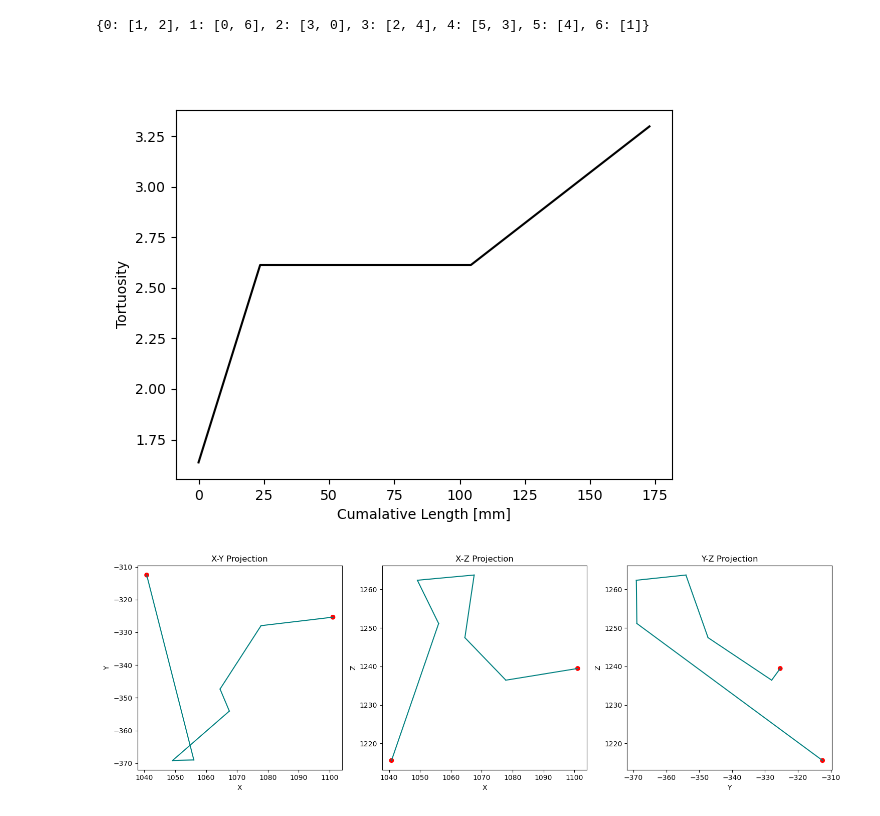
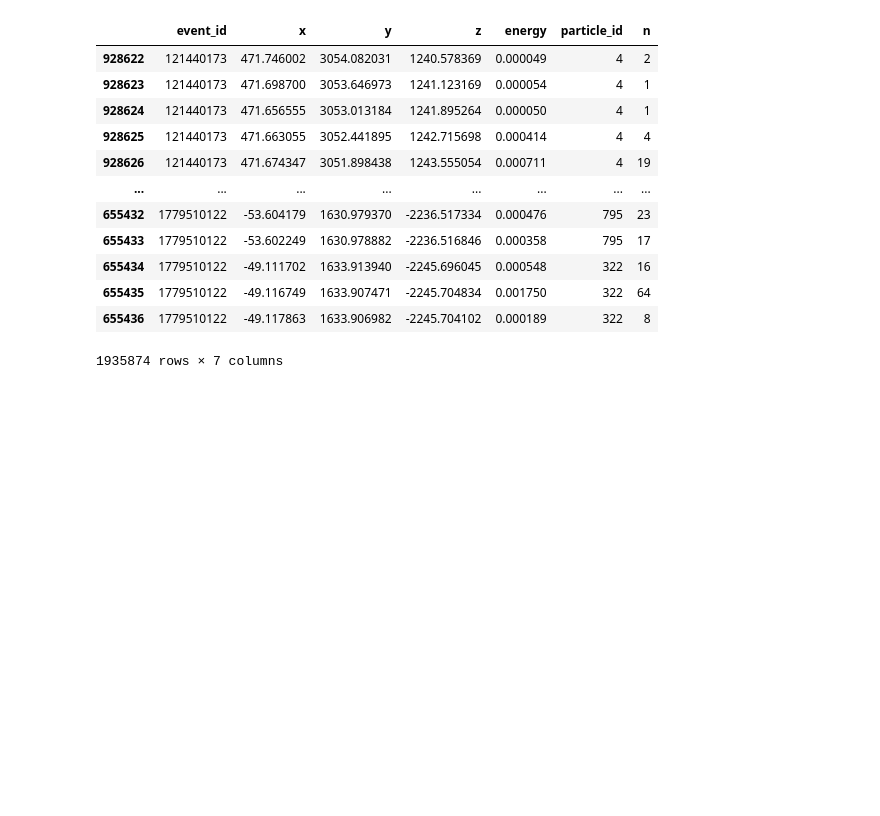
Before and after one commit to kvjmistry/ATPC, a Jupyter notebook: notebooks/PlotTrackingAlgoEvents.ipynb, the cells around one changed output. Saved outputs shown, nothing was run; the diff lists cells and outputs as text; code cells hidden in the pictures; blank space fills up the shorter version.

```diff
--- a/notebooks/PlotTrackingAlgoEvents.ipynb
+++ b/notebooks/PlotTrackingAlgoEvents.ipynb
@@ -53,41 +14,0 @@ with open("../data/Trackreco/ATPC_0nubb_15bar_nodiff_trackreco.pkl", 'rb') as pi
-# %%
-%matplotlib widget
-
-
-nubb_events = nubb.event_id.unique()
-
-# evid = 26984036
-evid= nubb_events[3]
-
-event = nubb[nubb.event_id == evid]
-event.index = event.id
-Track = Tracks_nubb[evid]
-connection = connections_nubb[evid]
-connection_count = connection_counts_nubb[evid]
-
-print(connection)
-
-plt.figure()
-
-# plt.hist2d(event.cumulative_distance, event.angle, bins = 20,cmin=3);
-plt.plot(event[event.primary == 1].cumulative_distance, event[event.primary == 1].Tortuosity, color="k");
-
-plt.xlabel("Cumalative Length [mm]")
-plt.ylabel("Tortuosity")
-
-# Create subplots
-fig, axs = plt.subplots(1, 3, figsize=(15, 5))
-# Plot xy projection
-plot_tracks(axs[0], event['x'], event['y'], connection_count, 'X', 'Y', Track)
-
-# Plot xz projection
-plot_tracks(axs[1], event['x'], event['z'], connection_count, 'X', 'Z', Track)
-
-# Plot yz projection
-plot_tracks(axs[2], event['y'], event['z'], connection_count, 'Y', 'Z', Track)
-
-plt.tight_layout()
-# %% [output]
-{0: [1, 2], 1: [0, 6], 2: [3, 0], 3: [2, 4], 4: [5, 3], 5: [4], 6: [1]}
-[figure, removed]
-[figure, removed]
@@ -93,0 +24,25 @@ plt.tight_layout()
+# %%
+
+hits = pd.read_hdf(f"../data/GNN/ATPC_Tl_ion_1bar_5percent_filtered_GNN.h5", "MC/hits")
+hits_diffused = pd.read_hdf(f"../data/GNN/ATPC_Tl_ion_1bar_5percent_filtered_GNN_diffused.h5", "MC/hits")
+hits_true = pd.read_hdf(f"../data/GNN/ATPC_Tl_ion_1bar_5percent_filtered_GNN_true.h5", "MC/hits")
+hits_true["z"] = hits_true["z"] + 6182/2
+parts_true = pd.read_hdf(f"../data/GNN/ATPC_Tl_ion_1bar_5percent_filtered_GNN_true.h5", "MC/particles")
+Tracks, connections, connection_counts= LoadPickle("../data/GNN/ATPC_Tl_ion_1bar_5percent_pkl_filtered_GNN.h5")
+event_ids = hits.event_id.unique()
+# %%
+display(hits_true)
+# %% [output]
+|  | event_id | x | y | z | energy | particle_id | n |
+| 928622 | 121440173 | 471.746002 | 3054.082031 | 1240.578369 | 0.000049 | 4 | 2 |
+| 928623 | 121440173 | 471.698700 | 3053.646973 | 1241.123169 | 0.000054 | 4 | 1 |
+| 928624 | 121440173 | 471.656555 | 3053.013184 | 1241.895264 | 0.000050 | 4 | 1 |
+| 928625 | 121440173 | 471.663055 | 3052.441895 | 1242.715698 | 0.000414 | 4 | 4 |
+| 928626 | 121440173 | 471.674347 | 3051.898438 | 1243.555054 | 0.000711 | 4 | 19 |
+| ... | ... | ... | ... | ... | ... | ... | ... |
+| 655432 | 1779510122 | -53.604179 | 1630.979370 | -2236.517334 | 0.000476 | 795 | 23 |
+| 655433 | 1779510122 | -53.602249 | 1630.978882 | -2236.516846 | 0.000358 | 795 | 17 |
+| 655434 | 1779510122 | -49.111702 | 1633.913940 | -2245.696045 | 0.000548 | 322 | 16 |
+| 655435 | 1779510122 | -49.116749 | 1633.907471 | -2245.704834 | 0.001750 | 322 | 64 |
+| 655436 | 1779510122 | -49.117863 | 1633.906982 | -2245.704102 | 0.000189 | 322 | 8 |
+1935874 rows × 7 columns
```
Also changed, not shown: parts of 5 cells of this notebook, 5 other files.
